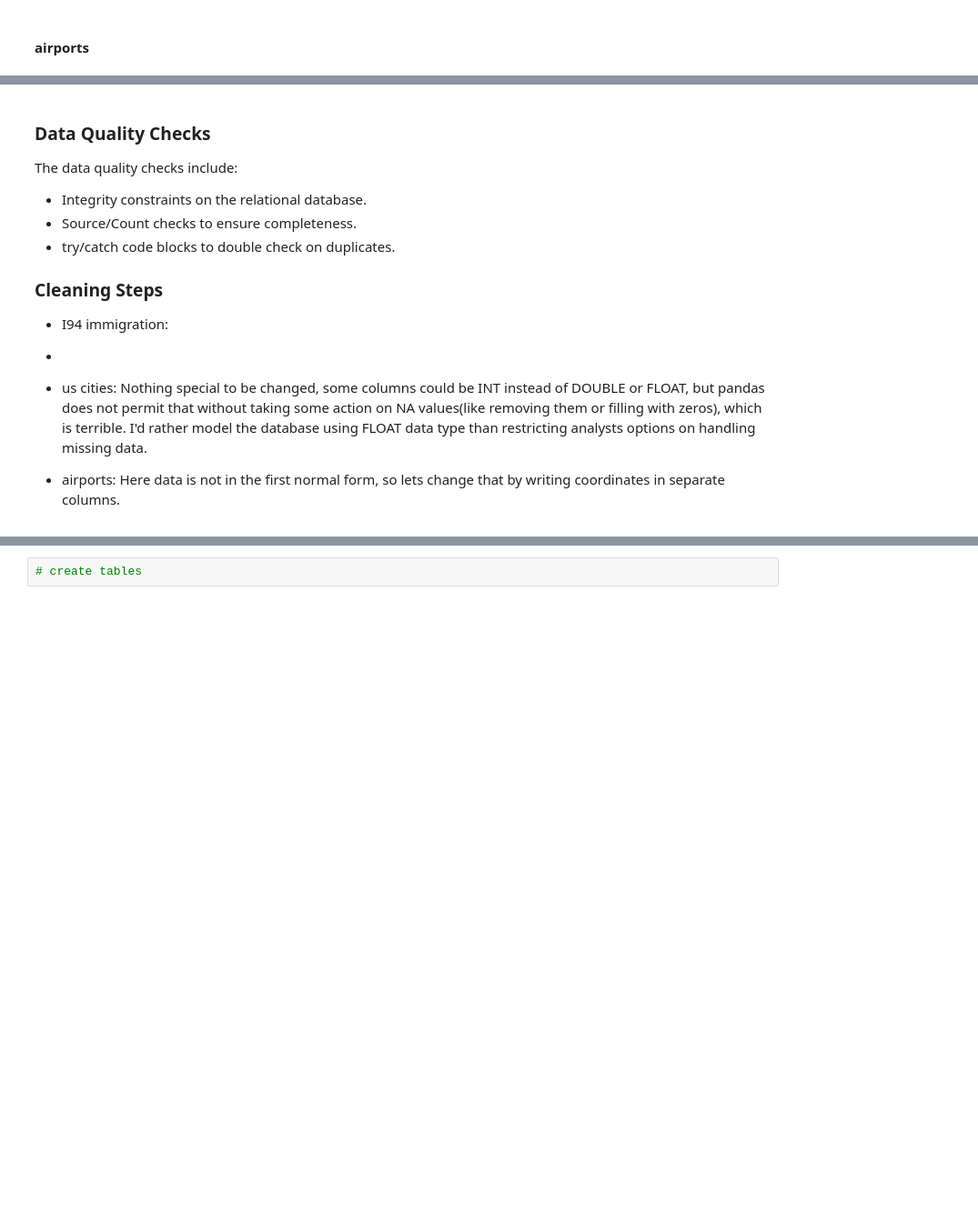
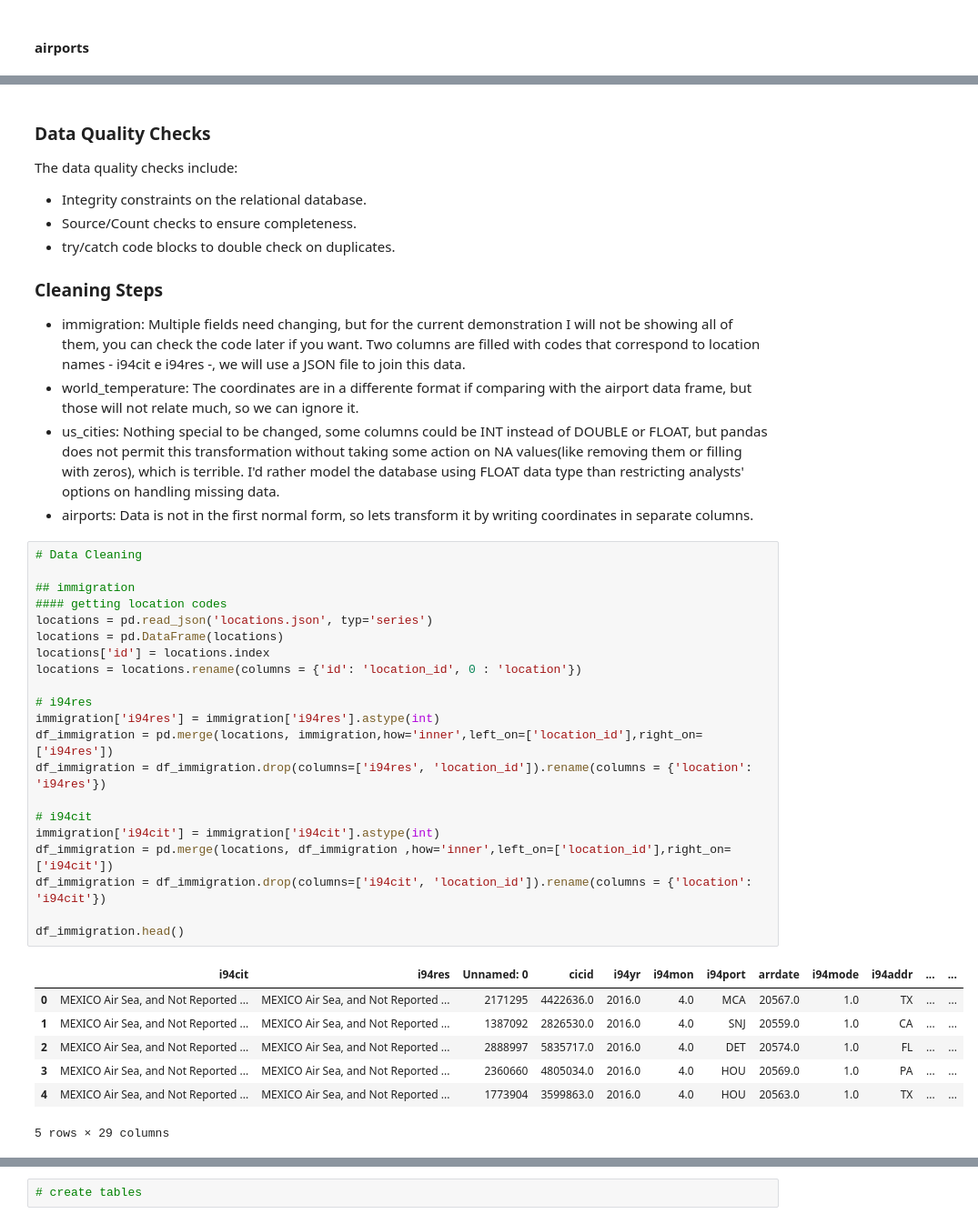
Before and after one commit to edumangabeira/DataEngineering, a Jupyter notebook: udacity/capstone_project/capstone_project.ipynb, the cells around one changed output, grey strips where cells are left out. Shown at 91% size. Saved outputs shown, nothing was run; the diff lists cells and outputs as text; blank space fills up the shorter version.

Commit message:
design conceptual model capstone project

```diff
--- a/udacity/capstone_project/capstone_project.ipynb
+++ b/udacity/capstone_project/capstone_project.ipynb
@@ -77,9 +139,37 @@ The data quality checks include:
 
 ### Cleaning Steps
 
-- I94 immigration:
--
-- us cities: Nothing special to be changed, some columns could be INT instead of DOUBLE or FLOAT, but pandas does not permit that without taking some action on NA values(like removing them or filling with zeros), which is terrible. I'd rather model the database using FLOAT data type than restricting analysts options on handling missing data.
-
-- airports: Here data is not in the first normal form, so lets change that by writing coordinates in separate columns.
+- immigration: Multiple fields need changing, but for the current demonstration I will not be showing all of them, you can check the code later if you want. Two columns are filled with codes that correspond to location names - i94cit e i94res -, we will use a JSON file to join this data.
+- world_temperature: The coordinates are in a differente format if comparing with the airport data frame, but those will not relate much, so we can ignore it.
+- us_cities: Nothing special to be changed, some columns could be INT instead of DOUBLE or FLOAT, but pandas does not permit this transformation without taking some action on NA values(like removing them or filling with zeros), which is terrible. I'd rather model the database using FLOAT data type than restricting analysts' options on handling missing data.
+- airports: Data is not in the first normal form, so lets transform it by writing coordinates in separate columns.
+# %%
+# Data Cleaning
+
+## immigration
+#### getting location codes
+locations = pd.read_json('locations.json', typ='series')
+locations = pd.DataFrame(locations)
+locations['id'] = locations.index
+locations = locations.rename(columns = {'id': 'location_id', 0 : 'location'})
+
+# i94res
+immigration['i94res'] = immigration['i94res'].astype(int)
+df_immigration = pd.merge(locations, immigration,how='inner',left_on=['location_id'],right_on=['i94res'])
+df_immigration = df_immigration.drop(columns=['i94res', 'location_id']).rename(columns = {'location': 'i94res'})
+
+# i94cit
+immigration['i94cit'] = immigration['i94cit'].astype(int)
+df_immigration = pd.merge(locations, df_immigration ,how='inner',left_on=['location_id'],right_on=['i94cit'])
+df_immigration = df_immigration.drop(columns=['i94cit', 'location_id']).rename(columns = {'location': 'i94cit'})
+
+df_immigration.head()
+# %% [output]
+|  | i94cit | i94res | Unnamed: 0 | cicid | i94yr | i94mon | i94port | arrdate | i94mode | i94addr | ... | ... |
+| 0 | MEXICO Air Sea, and Not Reported ... | MEXICO Air Sea, and Not Reported ... | 2171295 | 4422636.0 | 2016.0 | 4.0 | MCA | 20567.0 | 1.0 | TX | ... | ... |
+| 1 | MEXICO Air Sea, and Not Reported ... | MEXICO Air Sea, and Not Reported ... | 1387092 | 2826530.0 | 2016.0 | 4.0 | SNJ | 20559.0 | 1.0 | CA | ... | ... |
+| 2 | MEXICO Air Sea, and Not Reported ... | MEXICO Air Sea, and Not Reported ... | 2888997 | 5835717.0 | 2016.0 | 4.0 | DET | 20574.0 | 1.0 | FL | ... | ... |
+| 3 | MEXICO Air Sea, and Not Reported ... | MEXICO Air Sea, and Not Reported ... | 2360660 | 4805034.0 | 2016.0 | 4.0 | HOU | 20569.0 | 1.0 | PA | ... | ... |
+| 4 | MEXICO Air Sea, and Not Reported ... | MEXICO Air Sea, and Not Reported ... | 1773904 | 3599863.0 | 2016.0 | 4.0 | HOU | 20563.0 | 1.0 | TX | ... | ... |
+5 rows × 29 columns
 # %%
```
Also changed, not shown: parts of 11 cells of this notebook, 1 other file.
